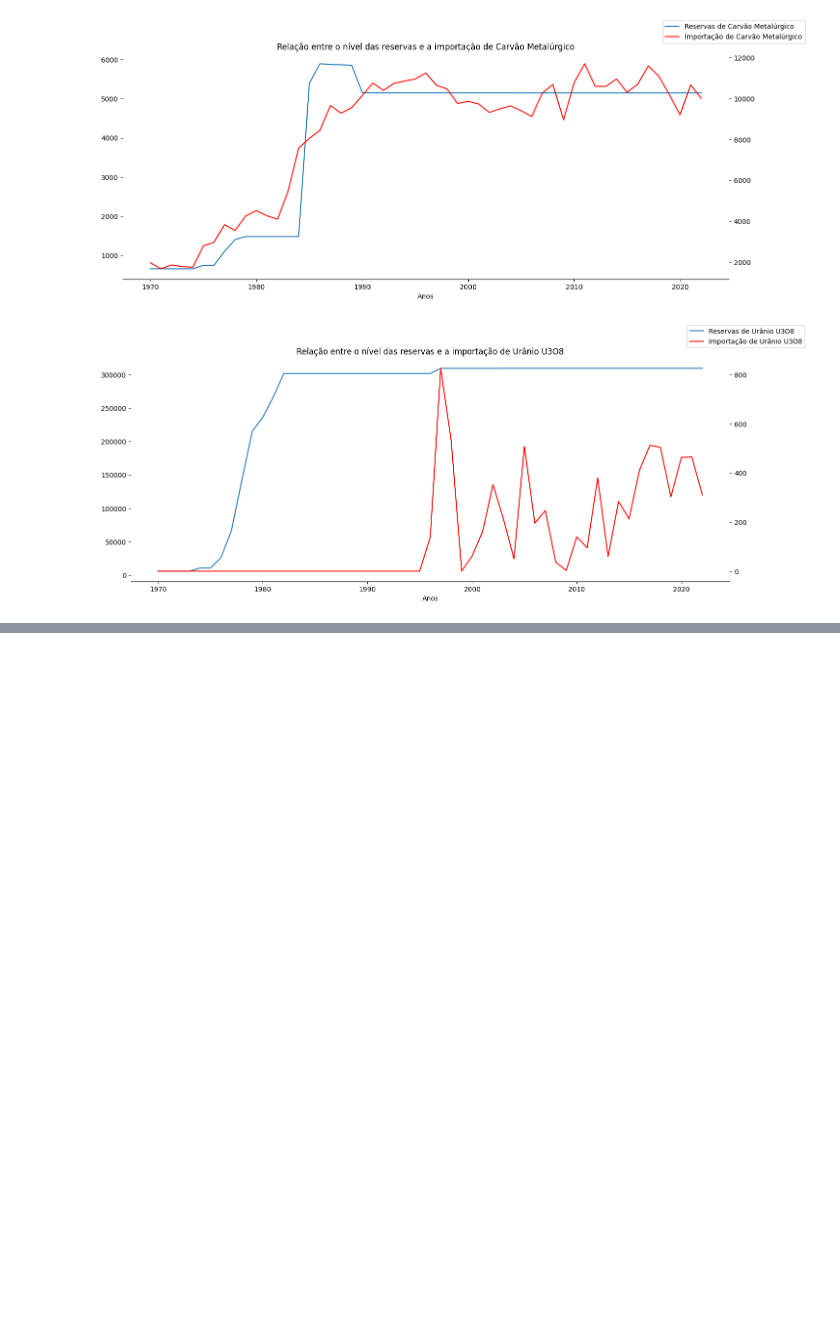
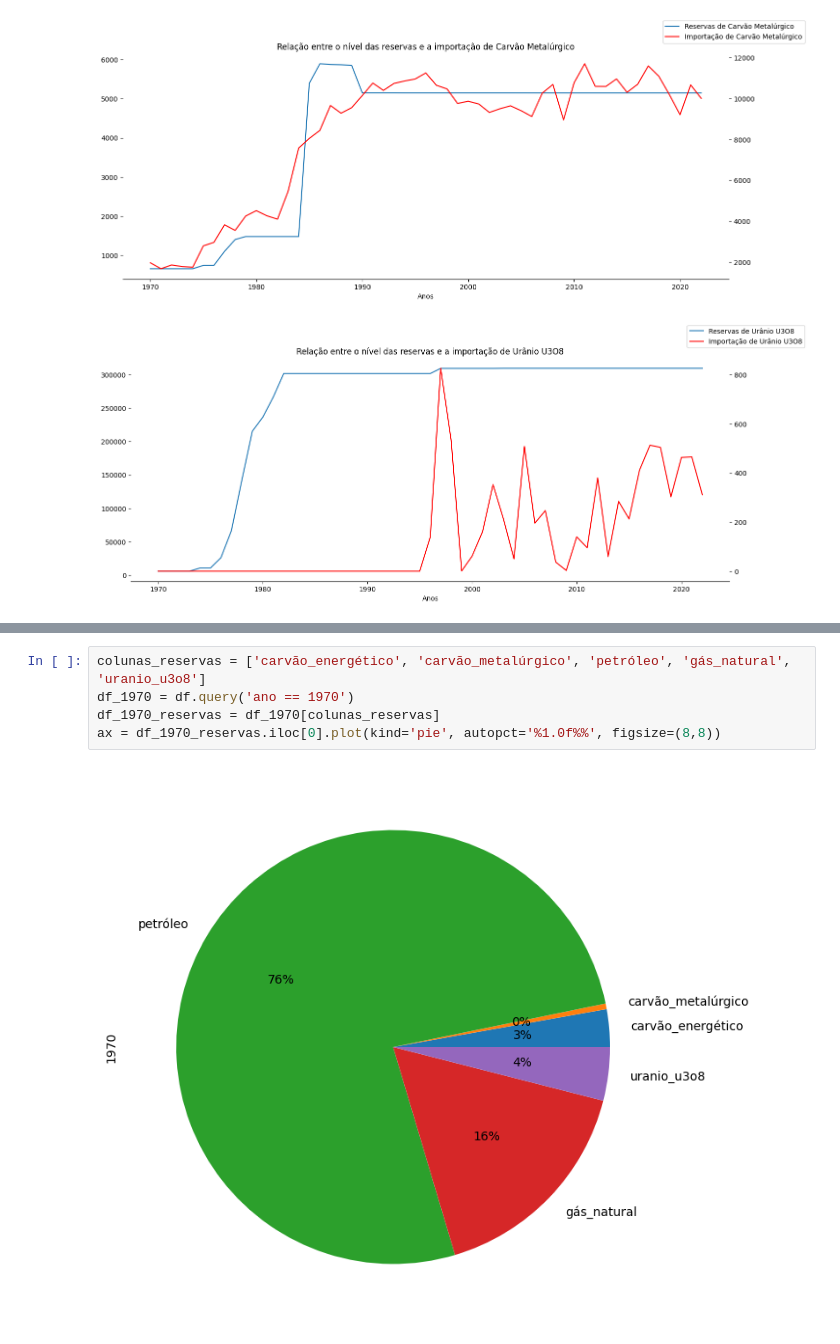
Before and after one commit to scrrpfv/projeto-ip, a Jupyter notebook: Analises/reservas.ipynb, the cells around one changed output, grey strips where cells are left out. Saved outputs shown, nothing was run; the diff lists cells and outputs as text; blank space fills up the shorter version.

```diff
--- a/Analises/reservas.ipynb
+++ b/Analises/reservas.ipynb
@@ -231,0 +235,7 @@ for info in plot_infos:
+# %%
+colunas_reservas = ['carvão_energético', 'carvão_metalúrgico', 'petróleo', 'gás_natural', 'uranio_u3o8']
+df_1970 = df.query('ano == 1970')
+df_1970_reservas = df_1970[colunas_reservas]
+ax = df_1970_reservas.iloc[0].plot(kind='pie', autopct='%1.0f%%', figsize=(8,8))
+# %% [output]
+[figure, added]
```
Also changed, not shown: parts of 7 cells of this notebook, 2 other files.
